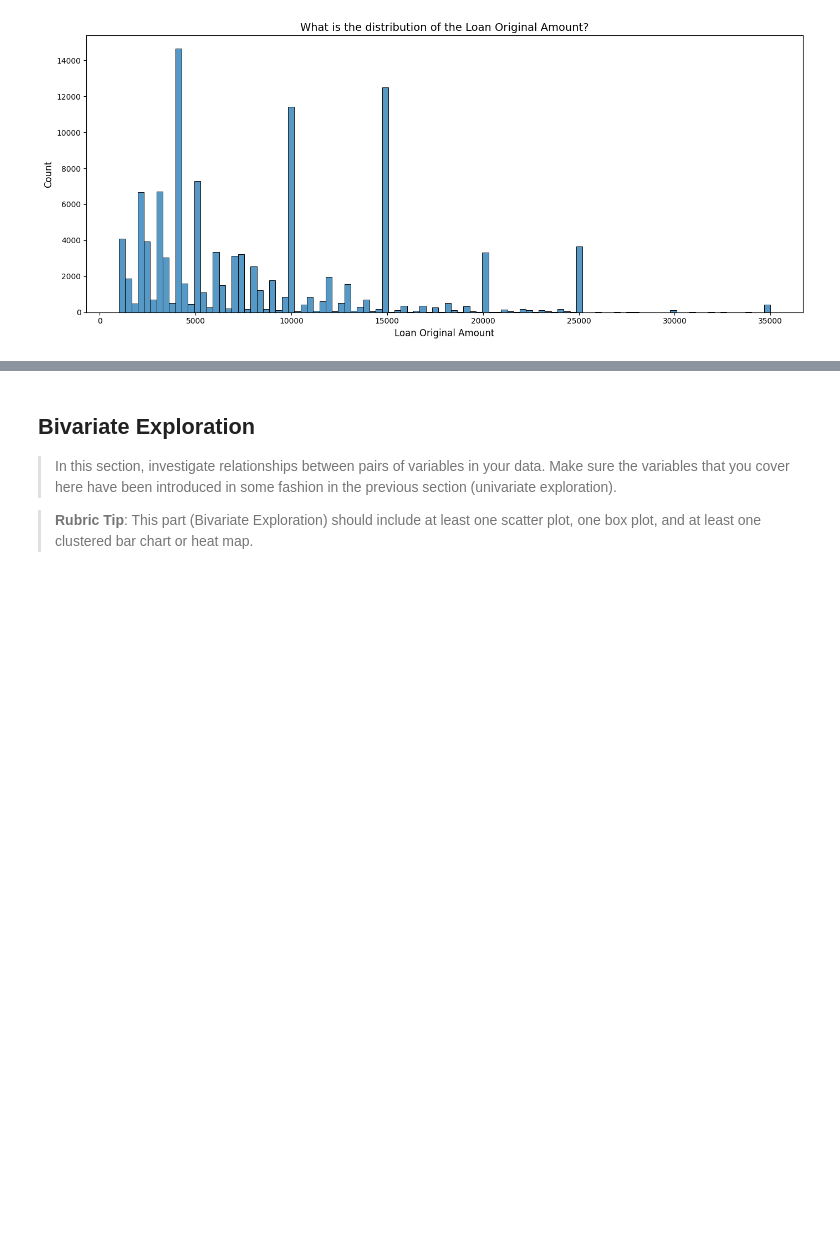
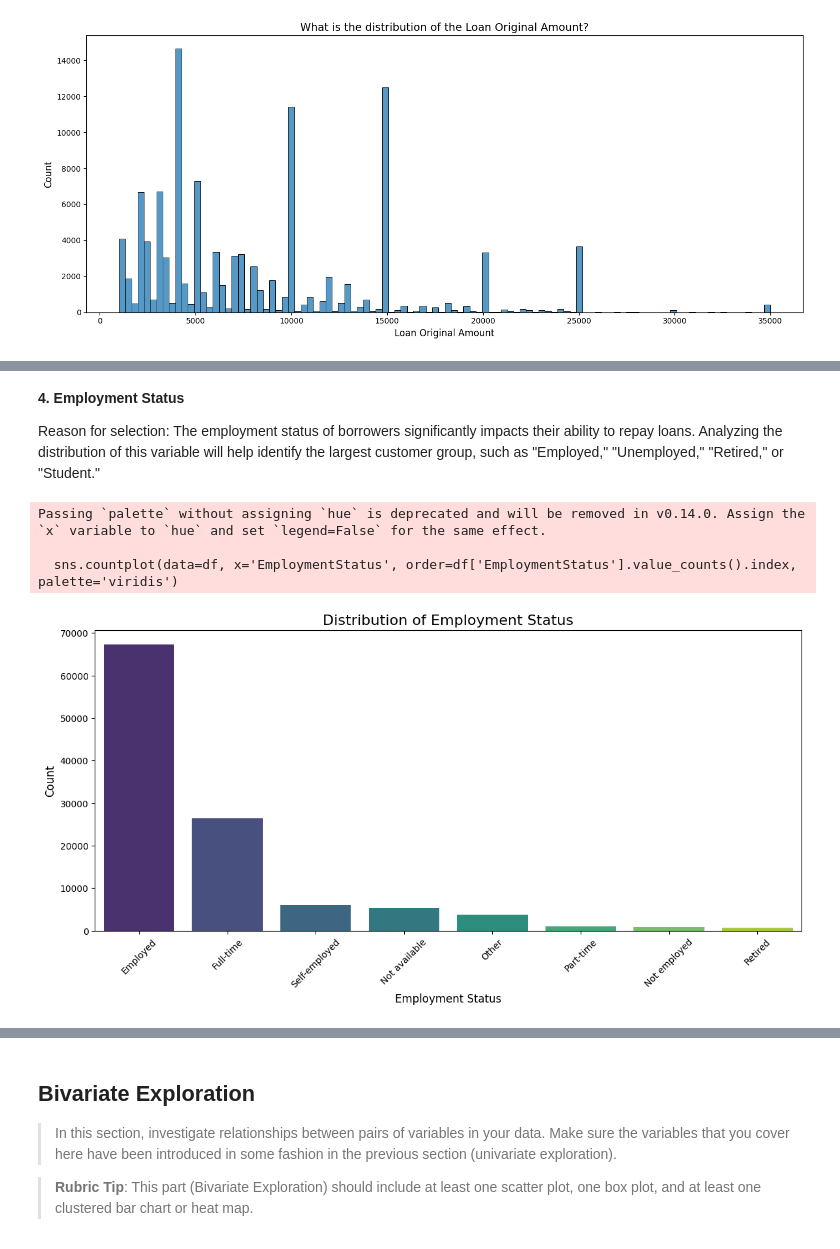
Before and after one commit to hothaodn/DataAnalystPj3, a Jupyter notebook: Part_I_exploration_template.ipynb, the cells around one changed output, grey strips where cells are left out. Drawn from its saved outputs; the diff is of its cells as text; code cells hidden in the pictures; blank space fills up the shorter version.

```diff
--- a/Part_I_exploration_template.ipynb
+++ b/Part_I_exploration_template.ipynb
@@ -264,0 +290,20 @@ No data transformations were performed on this feature, as the outliers are mean
+# %% [markdown]
+**4. Employment Status**
+
+Reason for selection: The employment status of borrowers significantly impacts their ability to repay loans. Analyzing the distribution of this variable will help identify the largest customer group, such as "Employed," "Unemployed," "Retired," or "Student."
+# %%
+# Create a distribution plot for Employment Status
+plt.figure(figsize=(14, 6))
+sns.countplot(data=df, x='EmploymentStatus', order=df['EmploymentStatus'].value_counts().index, palette='viridis')
+
+# Set labels and titles
+plt.title('Distribution of Employment Status', fontsize=16)
+plt.xlabel('Employment Status', fontsize=12)
+plt.ylabel('Count', fontsize=12)
+plt.xticks(rotation=45)
+plt.show()
+# %% [output]
+Passing `palette` without assigning `hue` is deprecated and will be removed in v0.14.0. Assign the `x` variable to `hue` and set `legend=False` for the same effect.
+
+  sns.countplot(data=df, x='EmploymentStatus', order=df['EmploymentStatus'].value_counts().index, palette='viridis')
+[figure, added]
```
Also changed, not shown: parts of 17 cells of this notebook, 1 other file.
